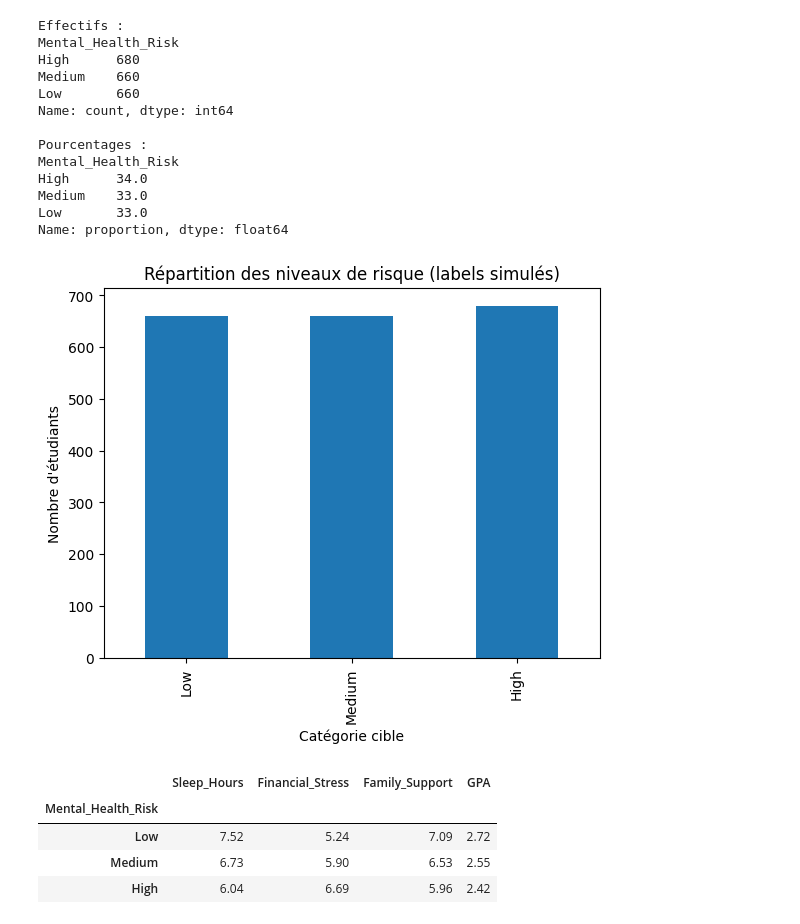
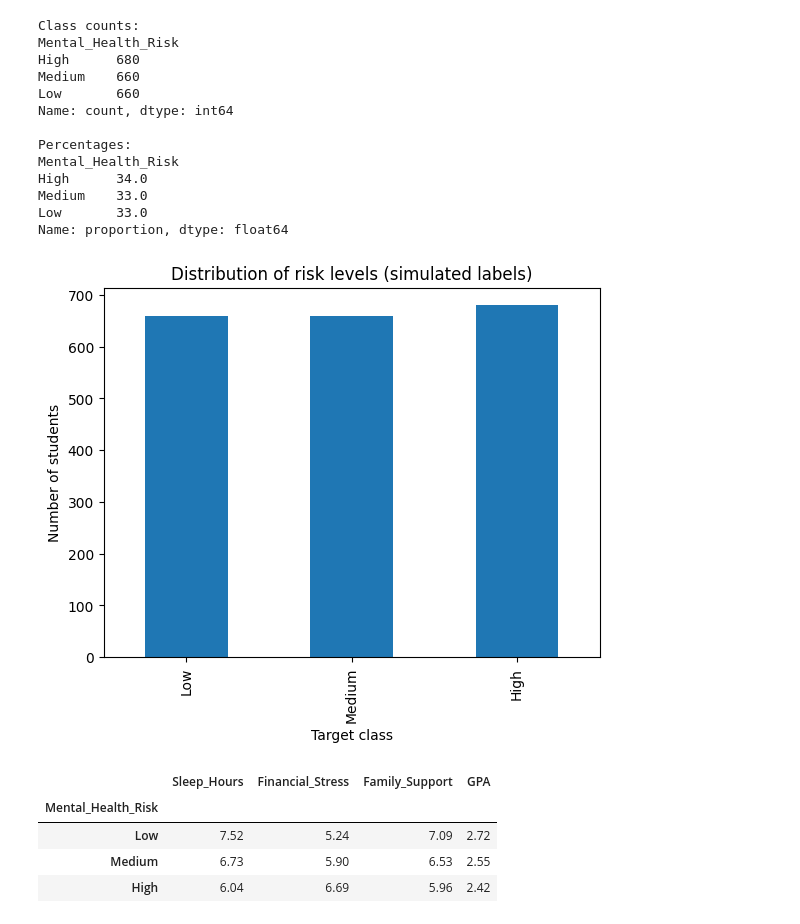
Before and after one commit to zakaryahari/student-mental-health-risk-prediction, a Jupyter notebook: notebooks/01_EDA_Student_Mental_Health.ipynb, the cells around one changed output. Drawn from its saved outputs; the diff is of its cells as text; code cells hidden in the pictures.

```diff
--- a/notebooks/01_EDA_Student_Mental_Health.ipynb
+++ b/notebooks/01_EDA_Student_Mental_Health.ipynb
@@ -169,29 +169,29 @@ display(df.describe(include="object"))
 | freq | 1 | 971 | 906 | 1289 | 860 | 1408 | ... |
 # %%
-print("Effectifs :")
+print("Class counts:")
 print(df["Mental_Health_Risk"].value_counts())
-print("\nPourcentages :")
+print("\nPercentages:")
 print(df["Mental_Health_Risk"].value_counts(normalize=True).mul(100).round(2))
 
-ordre = ["Low", "Medium", "High"]
-df["Mental_Health_Risk"].value_counts().reindex(ordre).plot(kind="bar")
-plt.title("Répartition des niveaux de risque (labels simulés)")
-plt.xlabel("Catégorie cible")
-plt.ylabel("Nombre d'étudiants")
+class_order = ["Low", "Medium", "High"]
+df["Mental_Health_Risk"].value_counts().reindex(class_order).plot(kind="bar")
+plt.title("Distribution of risk levels (simulated labels)")
+plt.xlabel("Target class")
+plt.ylabel("Number of students")
 plt.show()
 # %% [output]
-Effectifs :
+Class counts:
 Mental_Health_Risk
 High      680
 Medium    660
 Low       660
 Name: count, dtype: int64
 
-Pourcentages :
+Percentages:
 Mental_Health_Risk
 High      34.0
 Medium    33.0
 Low       33.0
 Name: proportion, dtype: float64
-[figure, old version]
+[figure, new version]
 # %%
```
Also changed, not shown: parts of 15 cells of this notebook.
